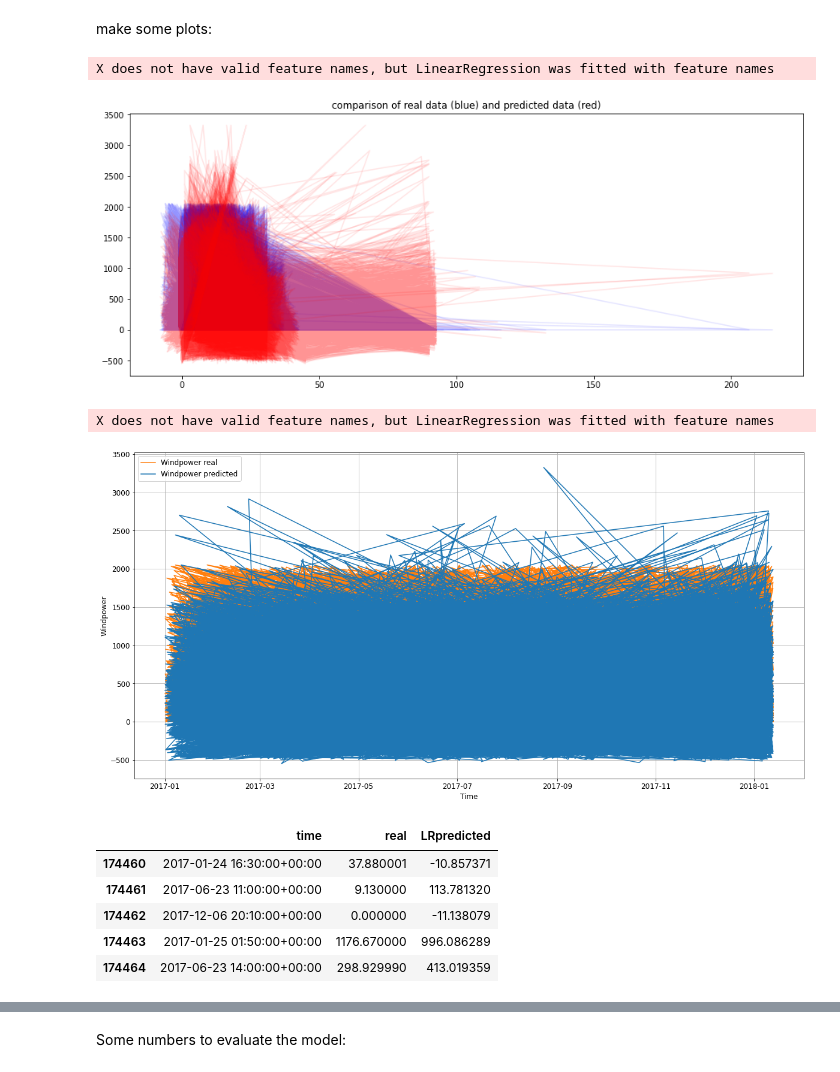
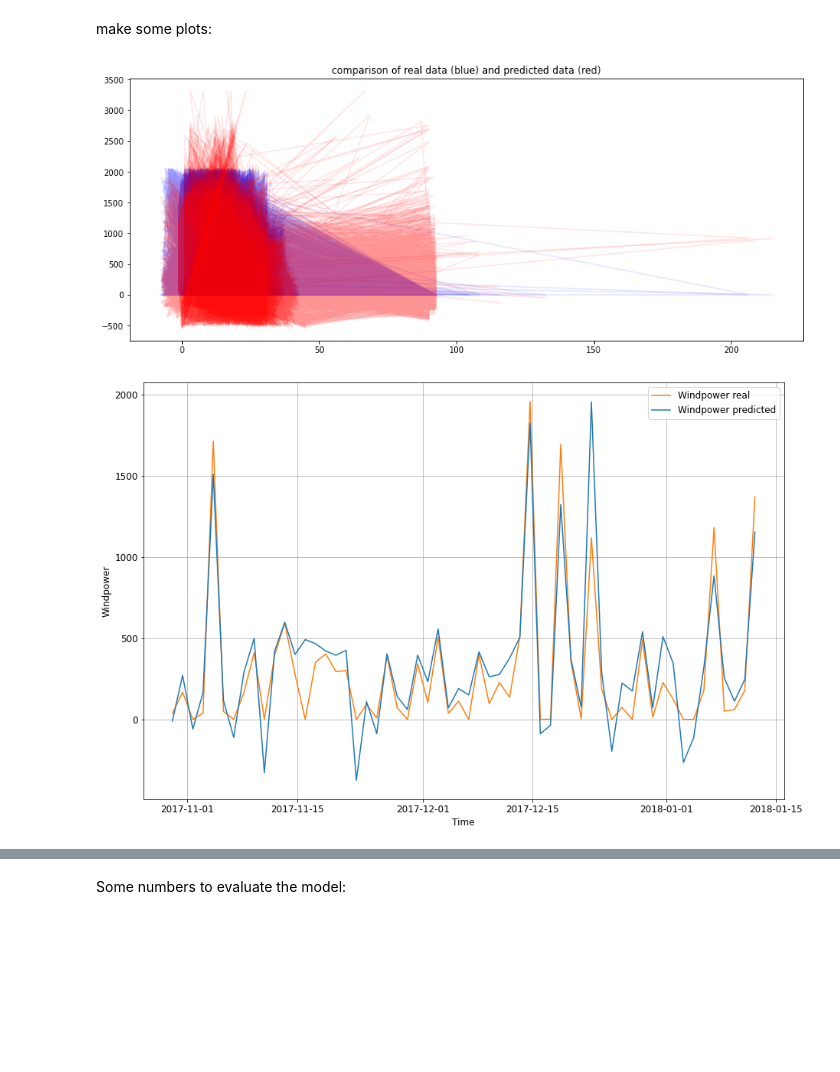
Before and after one commit to jo997/BA-WindPowerForecasting, a Jupyter notebook: Jupyter Notebooks/models/Multiple Linear Regression.ipynb, the cells around one changed output, grey strips where cells are left out. Saved outputs shown, nothing was run; the diff lists cells and outputs as text; code cells hidden in the pictures; blank space fills up the shorter version.

Commit message:
new plot LinReg

```diff
--- a/Jupyter Notebooks/models/Multiple Linear Regression.ipynb
+++ b/Jupyter Notebooks/models/Multiple Linear Regression.ipynb
@@ -205,7 +205,7 @@ and train the model:
 LR = linear_model.LinearRegression()
 
 # fitting the training data
-modelLR = LR.fit(x_train,y_train)
+modelLR = LR.fit(x_train.values,y_train.values)
 # %% [markdown]
 make some plots:
 # %%
@@ -214,9 +214,6 @@ plt.plot(x_test.values, modelLR.predict(x_test.values), color = 'red', alpha=0.1
 plt.title('comparison of real data (blue) and predicted data (red)')
 plt.show()
 # %% [output]
-X does not have valid feature names, but LinearRegression was fitted with feature names
 [figure]
 # %%
 LR_predict = LR.predict(x_test.values)
-# %% [output]
-X does not have valid feature names, but LinearRegression was fitted with feature names
@@ -225,13 +220,21 @@ twentyPecentcolumns = data.iloc[int(-43128):]
+# %%
+sort = data.sort_values(by=["Date_time"], inplace=False)
+time = sort["Date_time"]
+lasttwentyPecent = time.iloc[int(-43128):]
 # %%
 plt.rc('font', size=12)
-fig, ax = plt.subplots(figsize=(20, 10))
+fig, ax = plt.subplots(figsize=(15, 10))
 
-ax.plot(twentyPecentcolumns["Date_time"], y_test.values, color='tab:orange', label='Windpower real')
-ax.plot(twentyPecentcolumns["Date_time"], LR_predict, color='tab:blue', label='Windpower predicted')
+x1 = lasttwentyPecent[::750]
+y1 = y_test[::750]
+y2 = LR_predict[::750]
+
+ax.plot(x1, y1, color='tab:orange', label='Windpower real')
+ax.plot(x1, y2, color='tab:blue', label='Windpower predicted')
 ax.set_xlabel('Time')
 ax.set_ylabel('Windpower')
 ax.set_title('')
 ax.grid(True)
-ax.legend(loc='upper left');
+ax.legend(loc='upper right');
 # %% [output]
-[figure, old version]
+[figure, new version]
@@ -244,9 +240,0 @@ dfplot['LRpredicted'] = LR_predict
-# %%
-dfplot.head()
-# %% [output]
-|  | time | real | LRpredicted |
-| 174460 | 2017-01-24 16:30:00+00:00 | 37.880001 | -10.857371 |
-| 174461 | 2017-06-23 11:00:00+00:00 | 9.130000 | 113.781320 |
-| 174462 | 2017-12-06 20:10:00+00:00 | 0.000000 | -11.138079 |
-| 174463 | 2017-01-25 01:50:00+00:00 | 1176.670000 | 996.086289 |
-| 174464 | 2017-06-23 14:00:00+00:00 | 298.929990 | 413.019359 |
```
Also changed, not shown: parts of 6 cells of this notebook.
